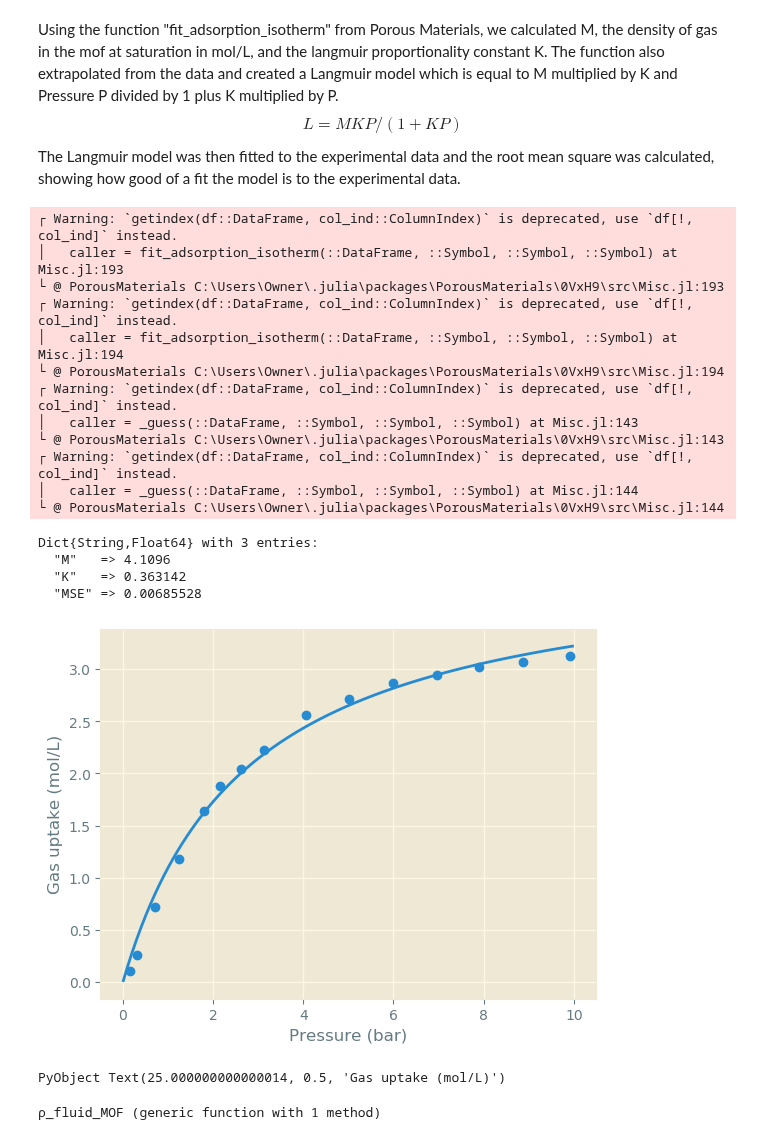
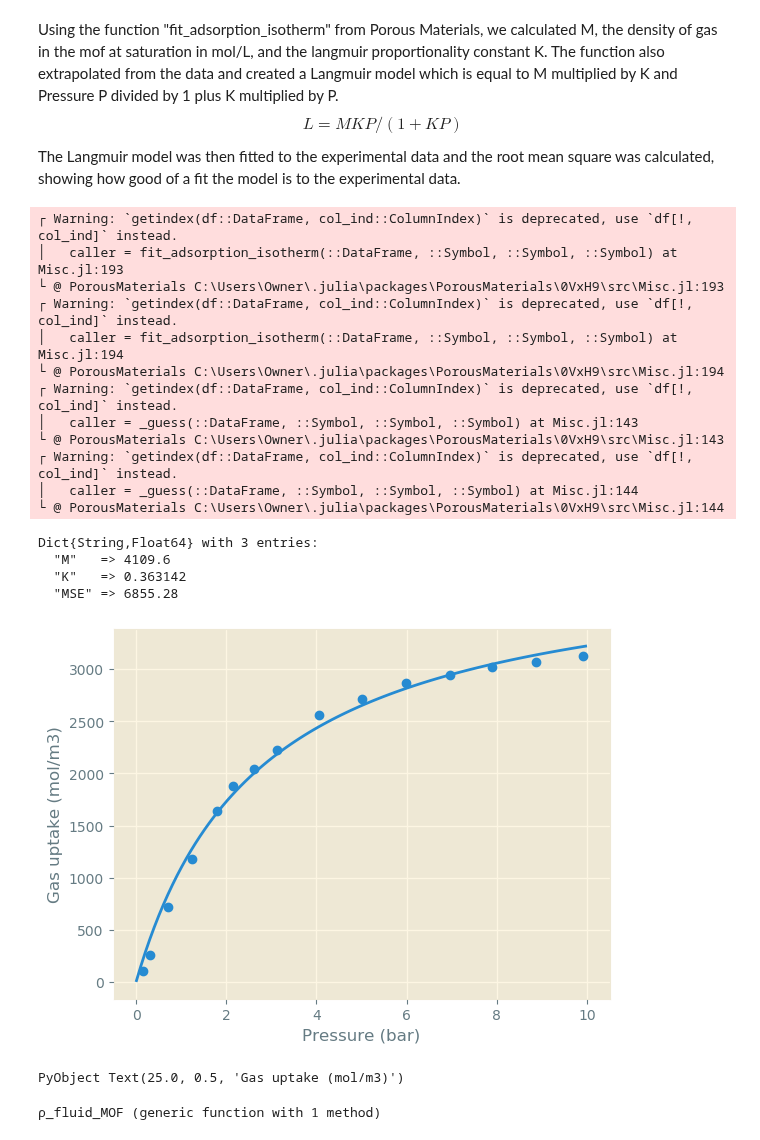
Before and after one commit to SimonEnsemble/PropellantStorage, a Jupyter notebook: Xe_Propellant_Storage.ipynb, the cells around one changed output. Cells and saved outputs as stored; diff of their text form; code cells hidden in the pictures.

```diff
--- a/Xe_Propellant_Storage.ipynb
+++ b/Xe_Propellant_Storage.ipynb
@@ -155,8 +159,8 @@ df = isotherm_data("10.1016j.micromeso.2012.11.013.isotherm1.json")
 | 14 | 5.53145 | 8.87553 |
 | 15 | 5.62584 | 9.91954 |
 # %%
-const ρ_mof = 0.555 # kg/L
+const ρ_mof = 555.0 # kg/m³
 
-df[!, :mol_L] = df[!, Symbol("Adsorption(mmol/g)")] * ρ_mof
+df[!, :mol_m3] = df[!, Symbol("Adsorption(mmol/g)")] * ρ_mof
 showall(df)
 # %% [output]
@@ -197,7 +204,7 @@ L = M KP/(1+KP)
 \end{equation}
 The Langmuir model was then fitted to the experimental data and the root mean square was calculated, showing how good of a fit the model is to the experimental data.
 # %%
-params = fit_adsorption_isotherm(copy(df), Symbol("P(bar)"), Symbol("mol_L"), :langmuir)
+params_langmuir = fit_adsorption_isotherm(copy(df), Symbol("P(bar)"), Symbol("mol_m3"), :langmuir)
 # %% [output]
 ┌ Warning: `getindex(df::DataFrame, col_ind::ColumnIndex)` is deprecated, use `df[!, col_ind]` instead.
 │   caller = fit_adsorption_isotherm(::DataFrame, ::Symbol, ::Symbol, ::Symbol) at Misc.jl:193
@@ -212,19 +219,20 @@ params = fit_adsorption_isotherm(copy(df), Symbol("P(bar)"), Symbol("mol_L"), :l
 │   caller = _guess(::DataFrame, ::Symbol, ::Symbol, ::Symbol) at Misc.jl:144
 └ @ PorousMaterials C:\Users\Owner\.julia\packages\PorousMaterials\0VxH9\src\Misc.jl:144
 Dict{String,Float64} with 3 entries:
-  "M"   => 4.1096
+  "M"   => 4109.6
   "K"   => 0.363142
-  "MSE" => 0.00685528
+  "MSE" => 6855.28
 # %%
 P_fit = range(0.0, stop=10.0, length=100)
-N_fit = params["M"] * params["K"] .* P_fit ./ (1 .+ params["K"] .* P_fit)
+N_fit = params_langmuir["M"] * params_langmuir["K"] .* P_fit ./ (1 .+ params_langmuir["K"] .* P_fit)
+
 fig = figure()
-scatter(df[!, Symbol("P(bar)")], df[!, Symbol("mol_L")])
+scatter(df[!, Symbol("P(bar)")], df[!, Symbol("mol_m3")])
 plot(P_fit, N_fit)
 xlabel("Pressure (bar)")
-ylabel("Gas uptake (mol/L)")
+ylabel("Gas uptake (mol/m3)")
 # %% [output]
-[figure, old version]
+[figure, new version]
-PyObject Text(25.000000000000014, 0.5, 'Gas uptake (mol/L)')
+PyObject Text(25.0, 0.5, 'Gas uptake (mol/m3)')
 # %%
 function ρ_fluid_MOF(P::Array{Float64}, K::Float64, M::Float64)
```
Also changed, not shown: parts of 29 cells of this notebook.
